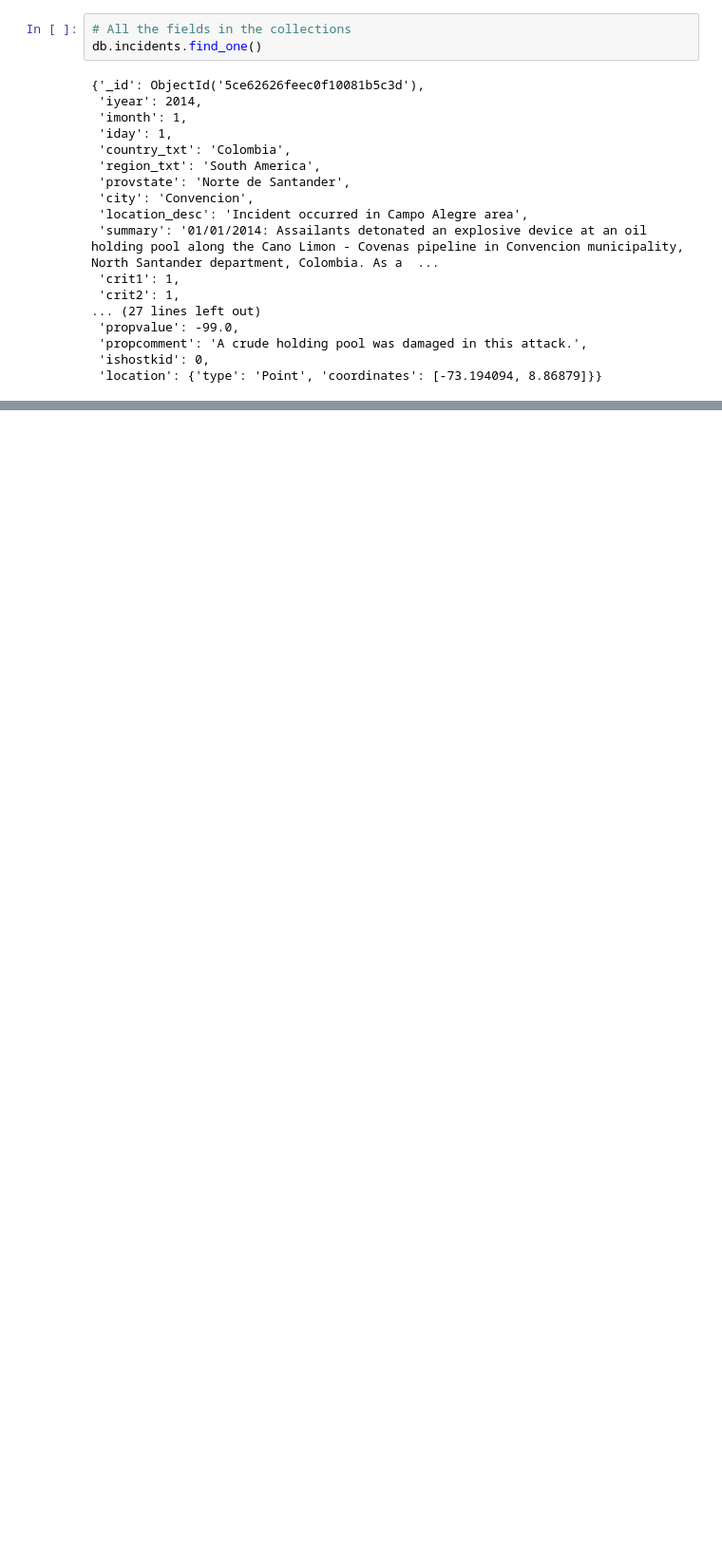
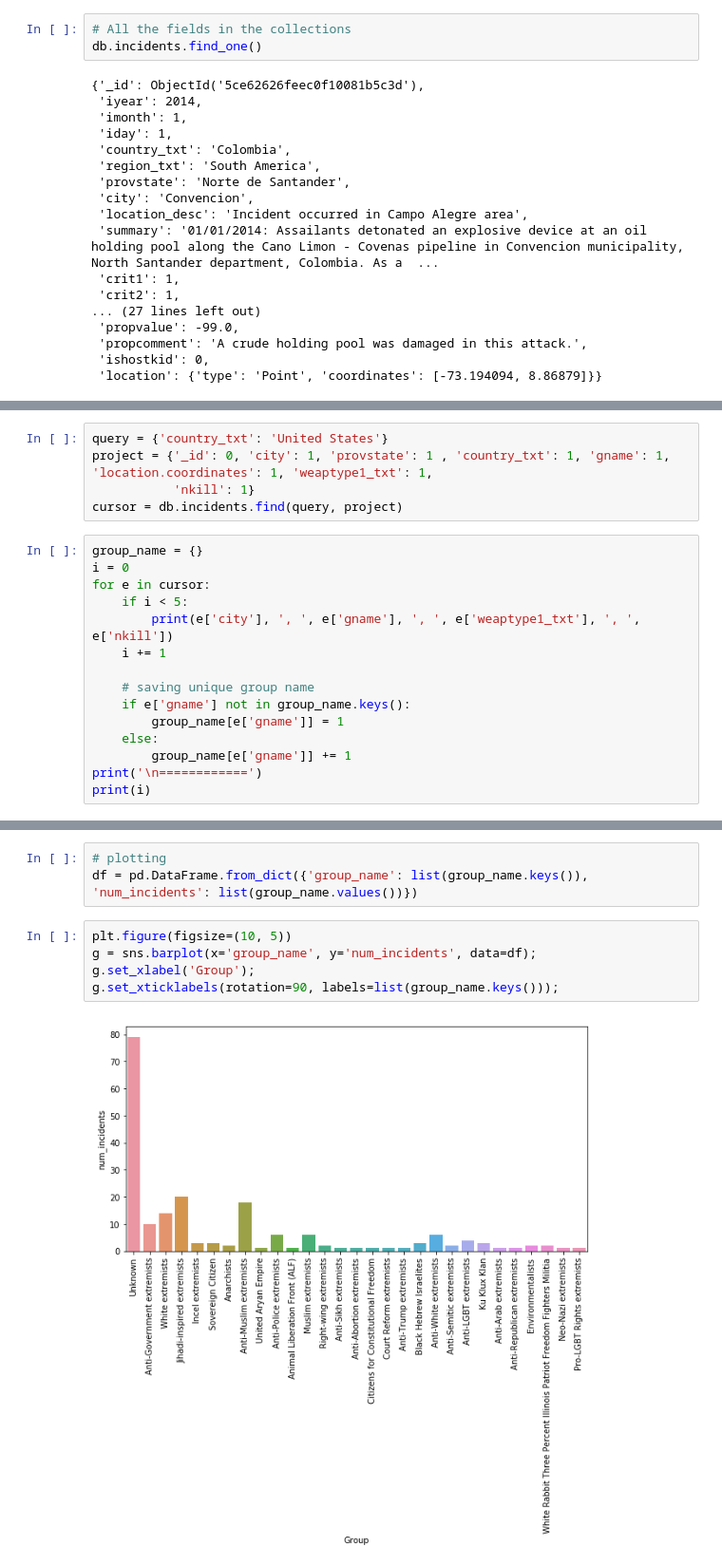
Before and after one commit to rnepal2/Database-MongoDB, a Jupyter notebook: mongoDB/mongo_geodata_query.ipynb, the cells around one changed output, grey strips where cells are left out. Shown at 95% size. Cells and saved outputs as stored; diff of their text form; blank space fills up the shorter version.

```diff
--- a/mongoDB/mongo_geodata_query.ipynb
+++ b/mongoDB/mongo_geodata_query.ipynb
@@ -178,0 +190,20 @@ db.incidents.find_one()
+# %%
+query = {'country_txt': 'United States'}
+project = {'_id': 0, 'city': 1, 'provstate': 1 , 'country_txt': 1, 'gname': 1, 'location.coordinates': 1, 'weaptype1_txt': 1,
+           'nkill': 1}
+cursor = db.incidents.find(query, project)
+# %%
+group_name = {}
+i = 0
+for e in cursor:
+    if i < 5:
+        print(e['city'], ', ', e['gname'], ', ', e['weaptype1_txt'], ', ', e['nkill'])
+    i += 1
+
+    # saving unique group name
+    if e['gname'] not in group_name.keys():
+        group_name[e['gname']] = 1
+    else:
+        group_name[e['gname']] += 1
+print('\n============')
+print(i)
@@ -178,0 +219,10 @@ db.incidents.find_one()
+# %%
+# plotting
+df = pd.DataFrame.from_dict({'group_name': list(group_name.keys()), 'num_incidents': list(group_name.values())})
+# %%
+plt.figure(figsize=(10, 5))
+g = sns.barplot(x='group_name', y='num_incidents', data=df);
+g.set_xlabel('Group');
+g.set_xticklabels(rotation=90, labels=list(group_name.keys()));
+# %% [output]
+[figure, added]
```
Also changed, not shown: parts of 9 cells of this notebook.
